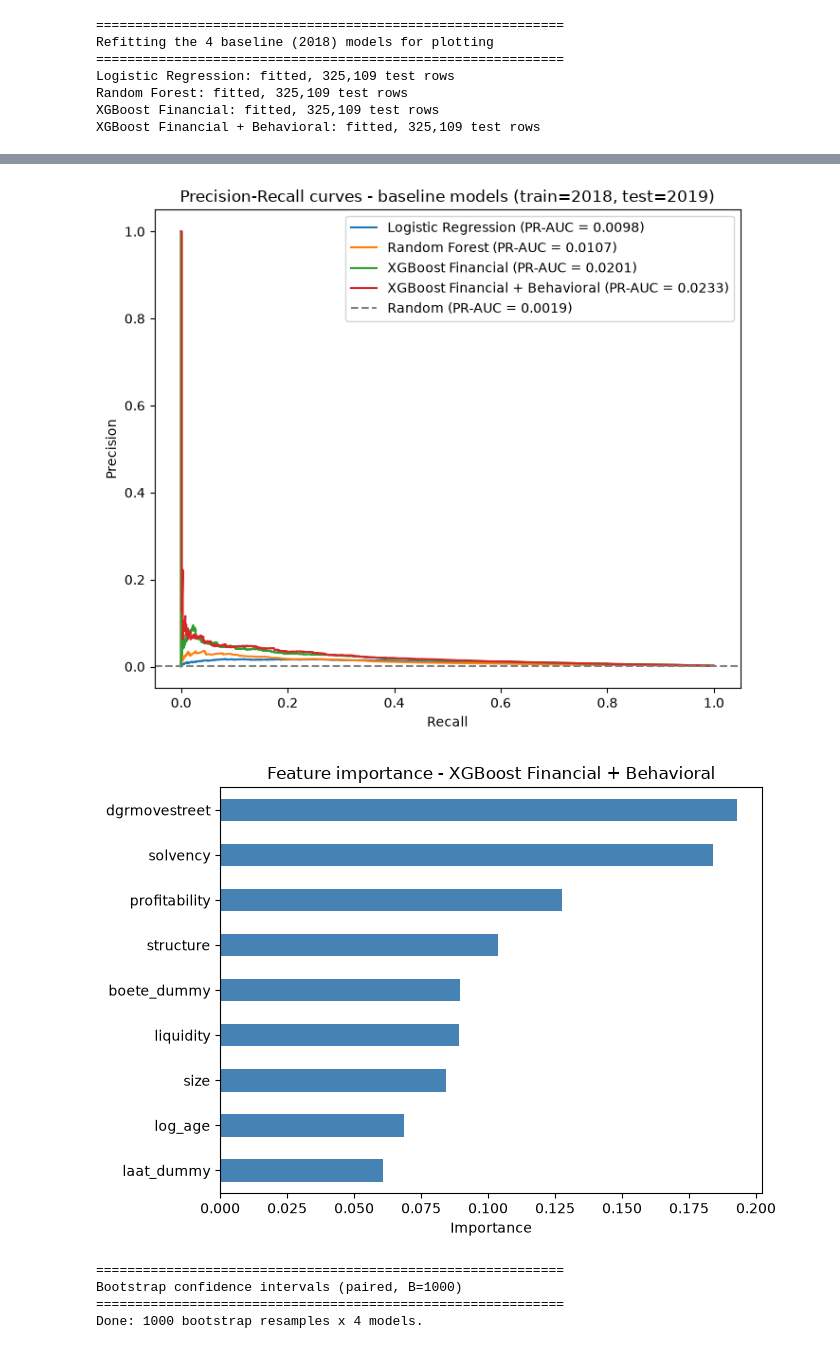
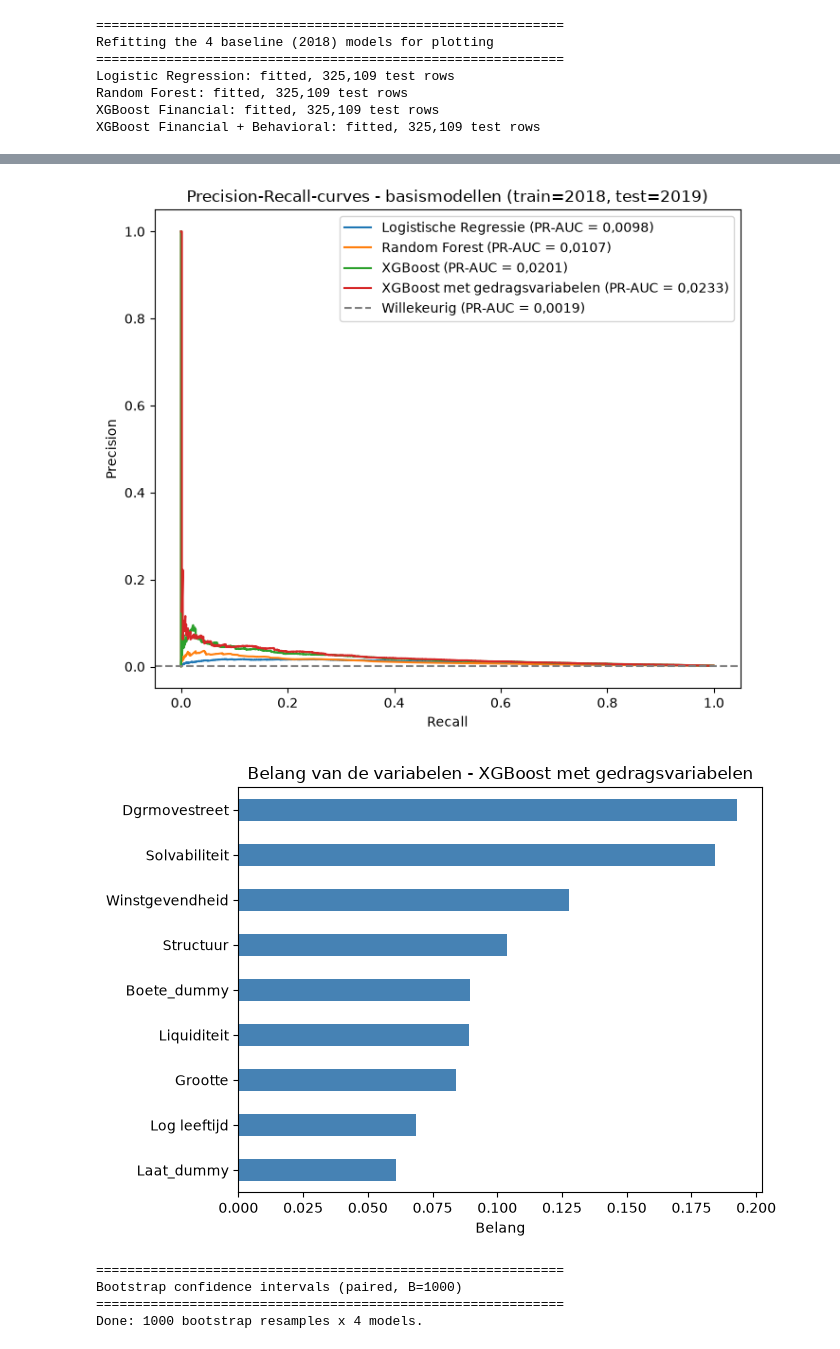
Before and after one commit to seymaciftciPXL/bankruptcy-master-thesis, a Jupyter notebook: notebooks/13_visualizations_and_uncertainty.ipynb, the cells around one changed output, grey strips where cells are left out. Saved outputs shown, nothing was run; the diff lists cells and outputs as text; code cells hidden in the pictures.

Commit message:
Translate figures to dutch

```diff
--- a/notebooks/13_visualizations_and_uncertainty.ipynb
+++ b/notebooks/13_visualizations_and_uncertainty.ipynb
@@ -126,18 +150,24 @@ plt.rcdefaults()
 
 FIGURES.mkdir(parents=True, exist_ok=True)
 
+
+def nl(x):
+    """Format a number with a comma decimal separator, matching the thesis."""
+    return f"{x:.3f}".replace(".", ",")
+
+
 fig, ax = plt.subplots(figsize=(7, 6), facecolor="white")
 ax.set_facecolor("white")
 
 for label, r in results.items():
     fpr, tpr, _ = roc_curve(r["y_test"], r["y_prob"])
     auc = roc_auc_score(r["y_test"], r["y_prob"])
-    ax.plot(fpr, tpr, label=f"{label} (AUC = {auc:.3f})")
+    ax.plot(fpr, tpr, label=f"{MODEL_LABELS_NL[label]} (AUC = {nl(auc)})")
 
-ax.plot([0, 1], [0, 1], linestyle="--", color="grey", label="Random (AUC = 0.500)")
-ax.set_xlabel("False Positive Rate")
-ax.set_ylabel("True Positive Rate")
-ax.set_title("ROC curves - baseline models (train=2018, test=2019)")
+ax.plot([0, 1], [0, 1], linestyle="--", color="grey", label=f"Willekeurig (AUC = {nl(0.5)})")
+ax.set_xlabel("Fout-positief percentage")
+ax.set_ylabel("Recall")
+ax.set_title("ROC-curves - basismodellen (train=2018, test=2019)")
 ax.legend(loc="lower right")
 fig.tight_layout()
 fig.savefig(FIGURES / "roc_curves.png", dpi=150, facecolor="white")
@@ -148,6 +178,12 @@ plt.show()
 from sklearn.metrics import average_precision_score, precision_recall_curve
 
 baseline_rate = results["Logistic Regression"]["y_test"].mean()
+
+
+def nl4(x):
+    """Format a number with 4 decimals and a comma separator, matching the thesis."""
+    return f"{x:.4f}".replace(".", ",")
+
 
 fig, ax = plt.subplots(figsize=(7, 6), facecolor="white")
 ax.set_facecolor("white")
@@ -155,45 +191,45 @@ ax.set_facecolor("white")
 for label, r in results.items():
     precision, recall, _ = precision_recall_curve(r["y_test"], r["y_prob"])
     ap = average_precision_score(r["y_test"], r["y_prob"])
-    ax.plot(recall, precision, label=f"{label} (PR-AUC = {ap:.4f})")
+    ax.plot(recall, precision, label=f"{MODEL_LABELS_NL[label]} (PR-AUC = {nl4(ap)})")
 
 ax.axhline(
     baseline_rate, linestyle="--", color="grey",
-    label=f"Random (PR-AUC = {baseline_rate:.4f})",
+    label=f"Willekeurig (PR-AUC = {nl4(baseline_rate)})",
 )
 ax.set_xlabel("Recall")
 ax.set_ylabel("Precision")
-ax.set_title("Precision-Recall curves - baseline models (train=2018, test=2019)")
+ax.set_title("Precision-Recall-curves - basismodellen (train=2018, test=2019)")
 ax.legend(loc="upper right")
 fig.tight_layout()
 fig.savefig(FIGURES / "pr_curves.png", dpi=150, facecolor="white")
 plt.show()
 # %% [output]
-[figure, old version]
+[figure, new version]
 # %%
 tree_models = ["XGBoost Financial + Behavioral"]
 
 tree_model_files = {
     "XGBoost Financial + Behavioral": "feature_importance_xgboost_behavioral.png",
 }
 
 for label in tree_models:
     r = results[label]
     importances = pd.Series(
         r["pipeline"].named_steps["model"].feature_importances_,
-        index=r["features"],
+        index=[FEATURE_LABELS_NL[f] for f in r["features"]],
     ).sort_values()
 
     fig, ax = plt.subplots(figsize=(7, 5), facecolor="white")
     ax.set_facecolor("white")
     importances.plot(kind="barh", ax=ax, color="steelblue")
-    ax.set_title(f"Feature importance - {label}")
-    ax.set_xlabel("Importance")
+    ax.set_title(f"Belang van de variabelen - {MODEL_LABELS_NL[label]}")
+    ax.set_xlabel("Belang")
     fig.tight_layout()
     fig.savefig(FIGURES / tree_model_files[label], dpi=150, facecolor="white")
     plt.show()
 # %% [output]
-[figure, old version]
+[figure, new version]
 # %%
 # ------------------------------------------------------------------
 # Paired bootstrap: resample the SAME test-row indices for every
```
Also changed, not shown: parts of 2 cells of this notebook, 3 other files.
